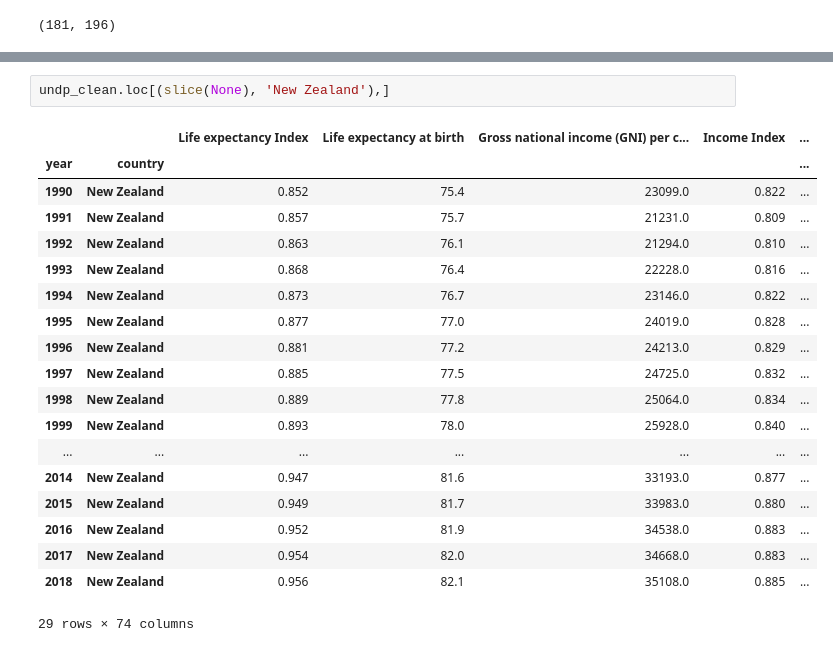
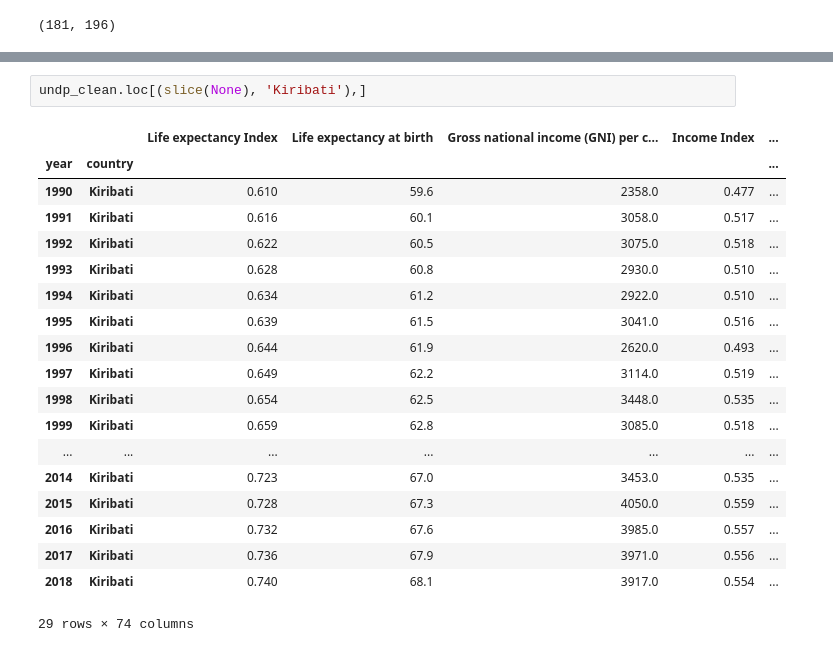
Before and after one commit to D1nay/prohack2020, a Jupyter notebook: Mapping countries to galaxies.ipynb, the cells around one changed output, grey strips where cells are left out. Drawn from its saved outputs; the diff is of its cells as text.

```diff
--- a/Mapping countries to galaxies.ipynb
+++ b/Mapping countries to galaxies.ipynb
@@ -554,22 +635,22 @@ data_train_cl.loc[(slice(None), 'Andromeda XVII'),]
 # %%
-undp_clean.loc[(slice(None), 'New Zealand'),]
+undp_clean.loc[(slice(None), 'Kiribati'),]
 # %% [output]
 |  |  | Life expectancy Index | Life expectancy at birth | Gross national income (GNI) per c... | Income Index | ... |
 | year | country |  |  |  |  | ... |
-| 1990 | New Zealand | 0.852 | 75.4 | 23099.0 | 0.822 | ... |
-| 1991 | New Zealand | 0.857 | 75.7 | 21231.0 | 0.809 | ... |
-| 1992 | New Zealand | 0.863 | 76.1 | 21294.0 | 0.810 | ... |
-| 1993 | New Zealand | 0.868 | 76.4 | 22228.0 | 0.816 | ... |
-| 1994 | New Zealand | 0.873 | 76.7 | 23146.0 | 0.822 | ... |
-| 1995 | New Zealand | 0.877 | 77.0 | 24019.0 | 0.828 | ... |
-| 1996 | New Zealand | 0.881 | 77.2 | 24213.0 | 0.829 | ... |
-| 1997 | New Zealand | 0.885 | 77.5 | 24725.0 | 0.832 | ... |
-| 1998 | New Zealand | 0.889 | 77.8 | 25064.0 | 0.834 | ... |
-| 1999 | New Zealand | 0.893 | 78.0 | 25928.0 | 0.840 | ... |
+| 1990 | Kiribati | 0.610 | 59.6 | 2358.0 | 0.477 | ... |
+| 1991 | Kiribati | 0.616 | 60.1 | 3058.0 | 0.517 | ... |
+| 1992 | Kiribati | 0.622 | 60.5 | 3075.0 | 0.518 | ... |
+| 1993 | Kiribati | 0.628 | 60.8 | 2930.0 | 0.510 | ... |
+| 1994 | Kiribati | 0.634 | 61.2 | 2922.0 | 0.510 | ... |
+| 1995 | Kiribati | 0.639 | 61.5 | 3041.0 | 0.516 | ... |
+| 1996 | Kiribati | 0.644 | 61.9 | 2620.0 | 0.493 | ... |
+| 1997 | Kiribati | 0.649 | 62.2 | 3114.0 | 0.519 | ... |
+| 1998 | Kiribati | 0.654 | 62.5 | 3448.0 | 0.535 | ... |
+| 1999 | Kiribati | 0.659 | 62.8 | 3085.0 | 0.518 | ... |
 | ... | ... | ... | ... | ... | ... | ... |
-| 2014 | New Zealand | 0.947 | 81.6 | 33193.0 | 0.877 | ... |
-| 2015 | New Zealand | 0.949 | 81.7 | 33983.0 | 0.880 | ... |
-| 2016 | New Zealand | 0.952 | 81.9 | 34538.0 | 0.883 | ... |
-| 2017 | New Zealand | 0.954 | 82.0 | 34668.0 | 0.883 | ... |
-| 2018 | New Zealand | 0.956 | 82.1 | 35108.0 | 0.885 | ... |
+| 2014 | Kiribati | 0.723 | 67.0 | 3453.0 | 0.535 | ... |
+| 2015 | Kiribati | 0.728 | 67.3 | 4050.0 | 0.559 | ... |
+| 2016 | Kiribati | 0.732 | 67.6 | 3985.0 | 0.557 | ... |
+| 2017 | Kiribati | 0.736 | 67.9 | 3971.0 | 0.556 | ... |
+| 2018 | Kiribati | 0.740 | 68.1 | 3917.0 | 0.554 | ... |
 29 rows × 74 columns
```
Also changed, not shown: parts of 10 cells of this notebook.
